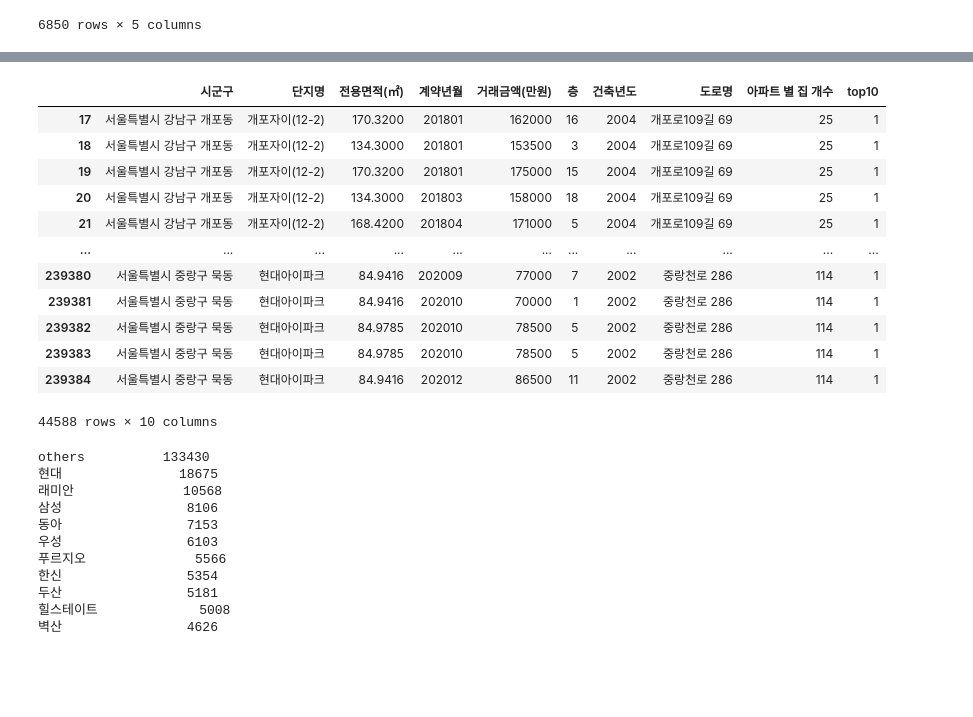
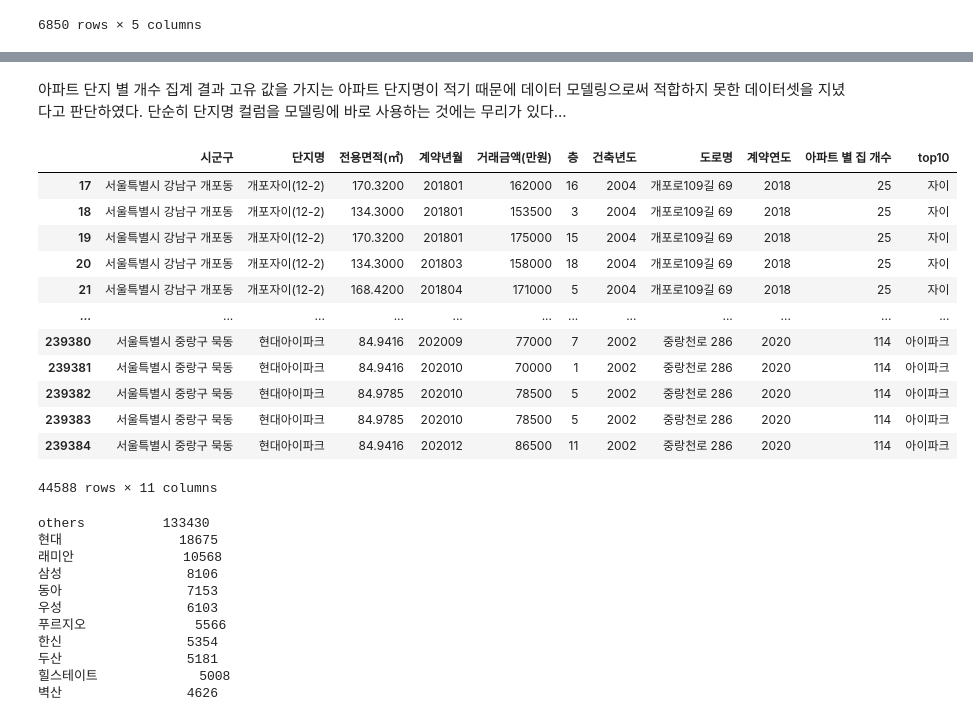
Before and after one commit to bini9788/Team4_EDA_ML_Prj, a Jupyter notebook: 데이터 컬럼 전처리/danji_column_refining.ipynb, the cells around one changed output, grey strips where cells are left out. Saved outputs shown, nothing was run; the diff lists cells and outputs as text; code cells hidden in the pictures; blank space fills up the shorter version.

Commit message:
add apt count, price per year

```diff
--- a/데이터 컬럼 전처리/danji_column_refining.ipynb
+++ b/데이터 컬럼 전처리/danji_column_refining.ipynb
@@ -3,14 +10,12 @@
 # %% [markdown]
 ### 1.1 train data 생성
 # %%
-import pandas as pd
-
-estate_price_2016 = pd.read_csv('projectDataset/main data from seoul/estate_price_2016.csv', encoding='cp949')
-estate_price_2017 = pd.read_csv('projectDataset/main data from seoul/estate_price_2017.csv', encoding='cp949')
-estate_price_2018 = pd.read_csv('projectDataset/main data from seoul/estate_price_2018.csv', encoding='cp949')
-estate_price_2019 = pd.read_csv('projectDataset/main data from seoul/estate_price_2019.csv', encoding='cp949')
-estate_price_2020 = pd.read_csv('projectDataset/main data from seoul/estate_price_2020.csv', encoding='cp949')
-estate_price_2021 = pd.read_csv('projectDataset/main data from seoul/estate_price_2021.csv', encoding='cp949')
+estate_price_2016 = pd.read_csv('../dataset/estate_price_2016.csv', encoding='cp949')
+estate_price_2017 = pd.read_csv('../dataset/estate_price_2017.csv', encoding='cp949')
+estate_price_2018 = pd.read_csv('../dataset/estate_price_2018.csv', encoding='cp949')
+estate_price_2019 = pd.read_csv('../dataset/estate_price_2019.csv', encoding='cp949')
+estate_price_2020 = pd.read_csv('../dataset/estate_price_2020.csv', encoding='cp949')
+estate_price_2021 = pd.read_csv('../dataset/estate_price_2021.csv', encoding='cp949')
 # %%
 train_data = pd.concat([estate_price_2018, estate_price_2019, estate_price_2020])
 train_data
@@ -86,3 +89,9 @@ np.sum(pd.isnull(train_data))
 건축년도        0
 도로명         0
 dtype: int64
+# %%
+# 연도별 데이터 집계 위해 계약연도 컬럼 추가
+
+year_splited = train_data['계약년월'].astype(str).str[:4]
+train_data['계약연도'] = year_splited
+train_data.head()
@@ -182,30 +224,34 @@ train_data
+# %% [markdown]
+아파트 단지 별 개수 집계 결과 고유 값을 가지는 아파트 단지명이 적기 때문에 데이터 모델링으로써 적합하지 못한 데이터셋을 지녔다고 판단하였다.
+단순히 단지명 컬럼을 모델링에 바로 사용하는 것에는 무리가 있다...
 # %%
 # top10 시공사 + 데이터에서 가장 많이 나오는 아파트 20개의 이름을 통일
 # top 10 시공사 아파트 여부를 나타내는 컬럼 생성
-train_data['top10'] = 0
+# 2021.09.16 시공사 브랜드평판 순위 참고 링크: http://brikorea.com/bbs/board.php?bo_table=rep_1&wr_id=701
+train_data['top10'] = 'others'
 top10_apt = ['힐스테이트', '자이', '롯데캐슬', '더샵', '푸르지오',
             '래미안', '아이파크', 'sk|SK|에스케이', '이편한|e편한|e-편한', '더 플래티넘']
 
-# top 10 시공사에 속해 있는 아파트면 1, 아니면 0
-for i, brand in enumerate(top10_apt):
-    train_data.loc[train_data['단지명'].str.contains(brand), 'top10'] = 1
+# top 10 시공사에 속해 있는 아파트면 해당 시공사 이름으로 top10 컬럼 값 할당
+for brand in top10_apt:
+    train_data.loc[train_data['단지명'].str.contains(brand), 'top10'] = brand
 
 # top10 시공사에 속하는 아파트 단지 탐색
-train_data[train_data['top10'] == 1]
+train_data[train_data['top10'] != 'others']
 # %% [output]
-|  | 시군구 | 단지명 | 전용면적(㎡) | 계약년월 | 거래금액(만원) | 층 | 건축년도 | 도로명 | 아파트 별 집 개수 | top10 |
-| 17 | 서울특별시 강남구 개포동 | 개포자이(12-2) | 170.3200 | 201801 | 162000 | 16 | 2004 | 개포로109길 69 | 25 | 1 |
-| 18 | 서울특별시 강남구 개포동 | 개포자이(12-2) | 134.3000 | 201801 | 153500 | 3 | 2004 | 개포로109길 69 | 25 | 1 |
-| 19 | 서울특별시 강남구 개포동 | 개포자이(12-2) | 170.3200 | 201801 | 175000 | 15 | 2004 | 개포로109길 69 | 25 | 1 |
-| 20 | 서울특별시 강남구 개포동 | 개포자이(12-2) | 134.3000 | 201803 | 158000 | 18 | 2004 | 개포로109길 69 | 25 | 1 |
-| 21 | 서울특별시 강남구 개포동 | 개포자이(12-2) | 168.4200 | 201804 | 171000 | 5 | 2004 | 개포로109길 69 | 25 | 1 |
-| ... | ... | ... | ... | ... | ... | ... | ... | ... | ... | ... |
-| 239380 | 서울특별시 중랑구 묵동 | 현대아이파크 | 84.9416 | 202009 | 77000 | 7 | 2002 | 중랑천로 286 | 114 | 1 |
-| 239381 | 서울특별시 중랑구 묵동 | 현대아이파크 | 84.9416 | 202010 | 70000 | 1 | 2002 | 중랑천로 286 | 114 | 1 |
-| 239382 | 서울특별시 중랑구 묵동 | 현대아이파크 | 84.9785 | 202010 | 78500 | 5 | 2002 | 중랑천로 286 | 114 | 1 |
-| 239383 | 서울특별시 중랑구 묵동 | 현대아이파크 | 84.9785 | 202010 | 78500 | 5 | 2002 | 중랑천로 286 | 114 | 1 |
-| 239384 | 서울특별시 중랑구 묵동 | 현대아이파크 | 84.9416 | 202012 | 86500 | 11 | 2002 | 중랑천로 286 | 114 | 1 |
+|  | 시군구 | 단지명 | 전용면적(㎡) | 계약년월 | 거래금액(만원) | 층 | 건축년도 | 도로명 | 계약연도 | 아파트 별 집 개수 | top10 |
+| 17 | 서울특별시 강남구 개포동 | 개포자이(12-2) | 170.3200 | 201801 | 162000 | 16 | 2004 | 개포로109길 69 | 2018 | 25 | 자이 |
+| 18 | 서울특별시 강남구 개포동 | 개포자이(12-2) | 134.3000 | 201801 | 153500 | 3 | 2004 | 개포로109길 69 | 2018 | 25 | 자이 |
+| 19 | 서울특별시 강남구 개포동 | 개포자이(12-2) | 170.3200 | 201801 | 175000 | 15 | 2004 | 개포로109길 69 | 2018 | 25 | 자이 |
+| 20 | 서울특별시 강남구 개포동 | 개포자이(12-2) | 134.3000 | 201803 | 158000 | 18 | 2004 | 개포로109길 69 | 2018 | 25 | 자이 |
+| 21 | 서울특별시 강남구 개포동 | 개포자이(12-2) | 168.4200 | 201804 | 171000 | 5 | 2004 | 개포로109길 69 | 2018 | 25 | 자이 |
+| ... | ... | ... | ... | ... | ... | ... | ... | ... | ... | ... | ... |
+| 239380 | 서울특별시 중랑구 묵동 | 현대아이파크 | 84.9416 | 202009 | 77000 | 7 | 2002 | 중랑천로 286 | 2020 | 114 | 아이파크 |
+| 239381 | 서울특별시 중랑구 묵동 | 현대아이파크 | 84.9416 | 202010 | 70000 | 1 | 2002 | 중랑천로 286 | 2020 | 114 | 아이파크 |
+| 239382 | 서울특별시 중랑구 묵동 | 현대아이파크 | 84.9785 | 202010 | 78500 | 5 | 2002 | 중랑천로 286 | 2020 | 114 | 아이파크 |
+| 239383 | 서울특별시 중랑구 묵동 | 현대아이파크 | 84.9785 | 202010 | 78500 | 5 | 2002 | 중랑천로 286 | 2020 | 114 | 아이파크 |
+| 239384 | 서울특별시 중랑구 묵동 | 현대아이파크 | 84.9416 | 202012 | 86500 | 11 | 2002 | 중랑천로 286 | 2020 | 114 | 아이파크 |
-44588 rows × 10 columns
+44588 rows × 11 columns
 # %%
 # 겹치는 아파트 이름 탐색
 # 데이터에 존재하는 상위 20개 아파트
```
Also changed, not shown: parts of 29 cells of this notebook.
